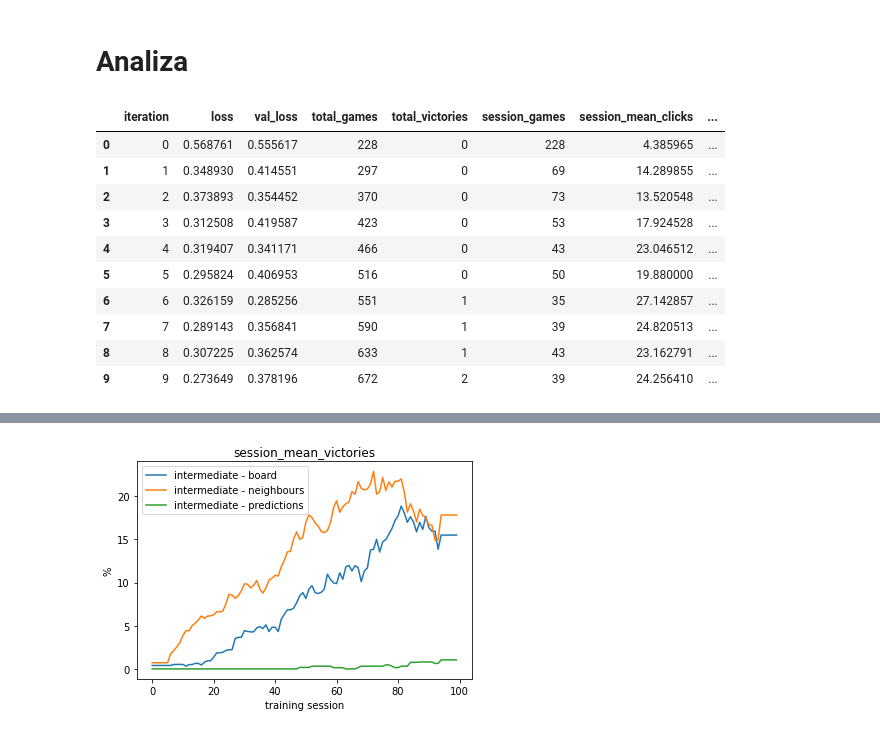
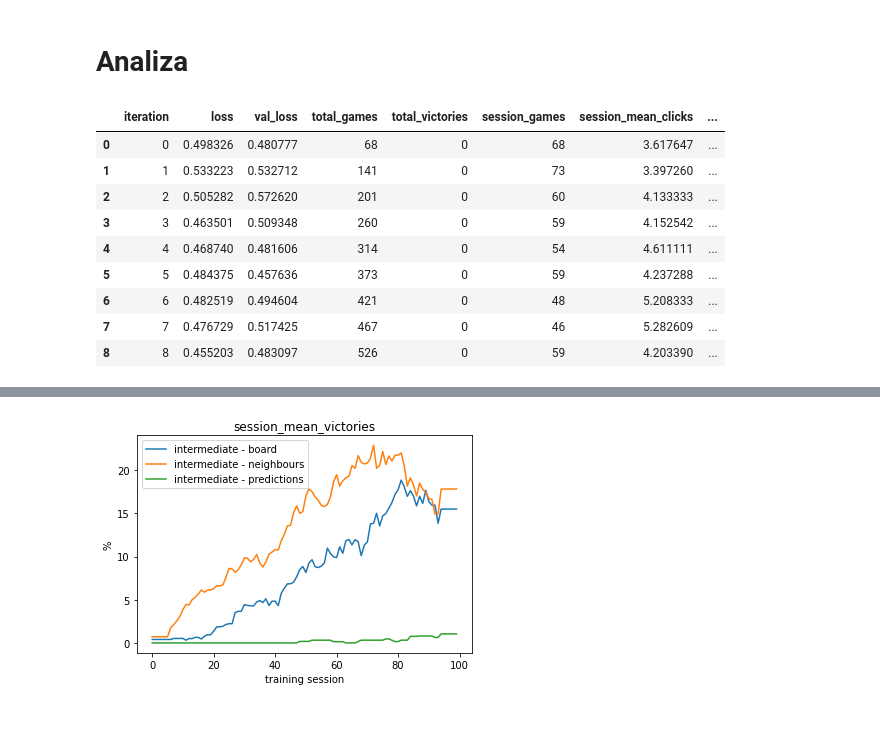
Before and after one commit to applepie-heidi/minesolver, a Jupyter notebook: analiza.ipynb, the cells around one changed output, grey strips where cells are left out. Saved outputs shown, nothing was run; the diff lists cells and outputs as text; code cells hidden in the pictures.

```diff
--- a/analiza.ipynb
+++ b/analiza.ipynb
@@ -33,21 +33,20 @@ def read_log(filename) -> LogData:
         df = pd.read_csv(f)
         return LogData(info, df)
 # %%
-f = read_log("logs/2022-05-22-00-20-09_intermediate_conv2d_relu_sigmoid_binarycrosse_adam1_neighbours")
+f = read_log("logs/2022-05-23-01-13-27_beginner_dense_relu_sigmoid_binarycrosse_adam1_predictions")
 #f.df.loc[f.df['session_games']==0]
 f.df.head(10)
 # %% [output]
 |  | iteration | loss | val_loss | total_games | total_victories | session_games | session_mean_clicks | ... |
-| 0 | 0 | 0.568761 | 0.555617 | 228 | 0 | 228 | 4.385965 | ... |
-| 1 | 1 | 0.348930 | 0.414551 | 297 | 0 | 69 | 14.289855 | ... |
-| 2 | 2 | 0.373893 | 0.354452 | 370 | 0 | 73 | 13.520548 | ... |
-| 3 | 3 | 0.312508 | 0.419587 | 423 | 0 | 53 | 17.924528 | ... |
-| 4 | 4 | 0.319407 | 0.341171 | 466 | 0 | 43 | 23.046512 | ... |
-| 5 | 5 | 0.295824 | 0.406953 | 516 | 0 | 50 | 19.880000 | ... |
-| 6 | 6 | 0.326159 | 0.285256 | 551 | 1 | 35 | 27.142857 | ... |
-| 7 | 7 | 0.289143 | 0.356841 | 590 | 1 | 39 | 24.820513 | ... |
-| 8 | 8 | 0.307225 | 0.362574 | 633 | 1 | 43 | 23.162791 | ... |
-| 9 | 9 | 0.273649 | 0.378196 | 672 | 2 | 39 | 24.256410 | ... |
+| 0 | 0 | 0.498326 | 0.480777 | 68 | 0 | 68 | 3.617647 | ... |
+| 1 | 1 | 0.533223 | 0.532712 | 141 | 0 | 73 | 3.397260 | ... |
+| 2 | 2 | 0.505282 | 0.572620 | 201 | 0 | 60 | 4.133333 | ... |
+| 3 | 3 | 0.463501 | 0.509348 | 260 | 0 | 59 | 4.152542 | ... |
+| 4 | 4 | 0.468740 | 0.481606 | 314 | 0 | 54 | 4.611111 | ... |
+| 5 | 5 | 0.484375 | 0.457636 | 373 | 0 | 59 | 4.237288 | ... |
+| 6 | 6 | 0.482519 | 0.494604 | 421 | 0 | 48 | 5.208333 | ... |
+| 7 | 7 | 0.476729 | 0.517425 | 467 | 0 | 46 | 5.282609 | ... |
+| 8 | 8 | 0.455203 | 0.483097 | 526 | 0 | 59 | 4.203390 | ... |
 # %%
 def plot_files(filenames, series, label_key, percent=False):
     pp = []
```
Also changed, not shown: parts of 3 cells of this notebook, 3 other files.
